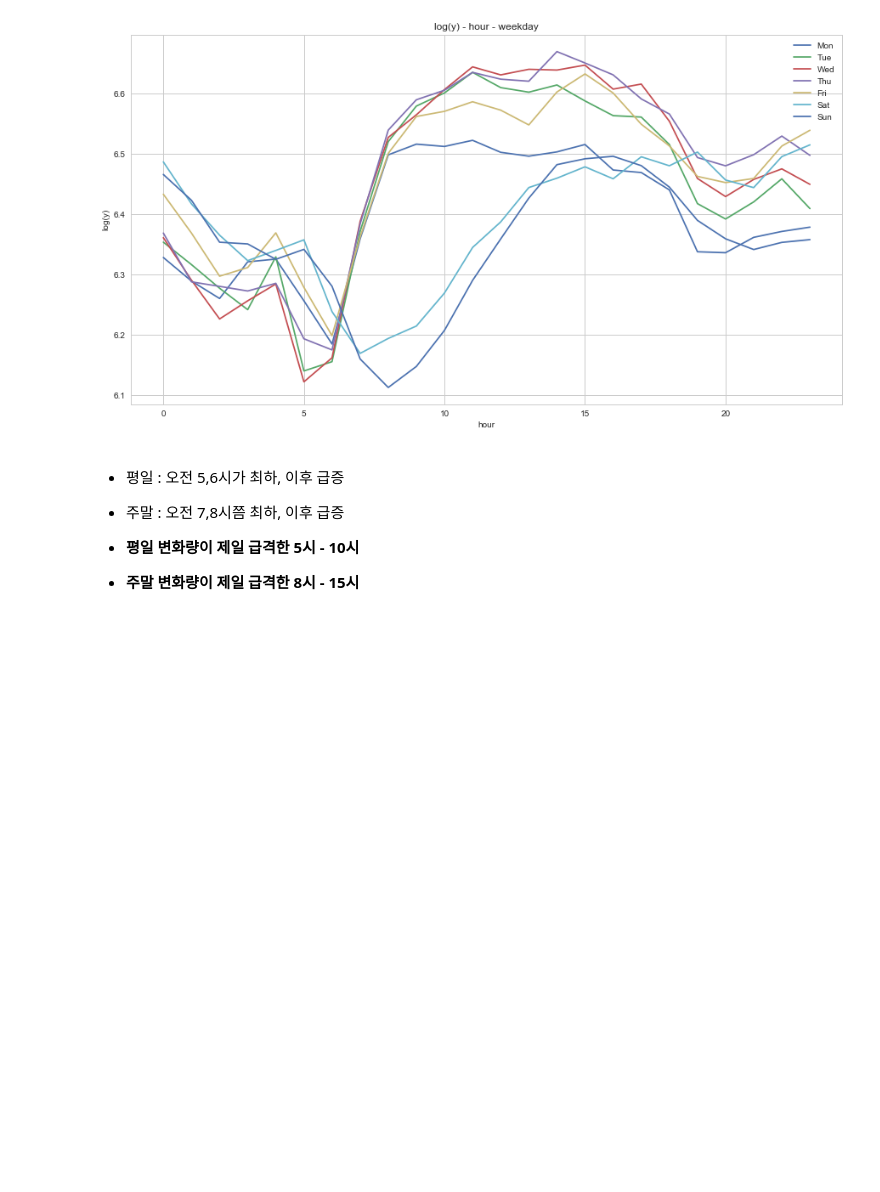
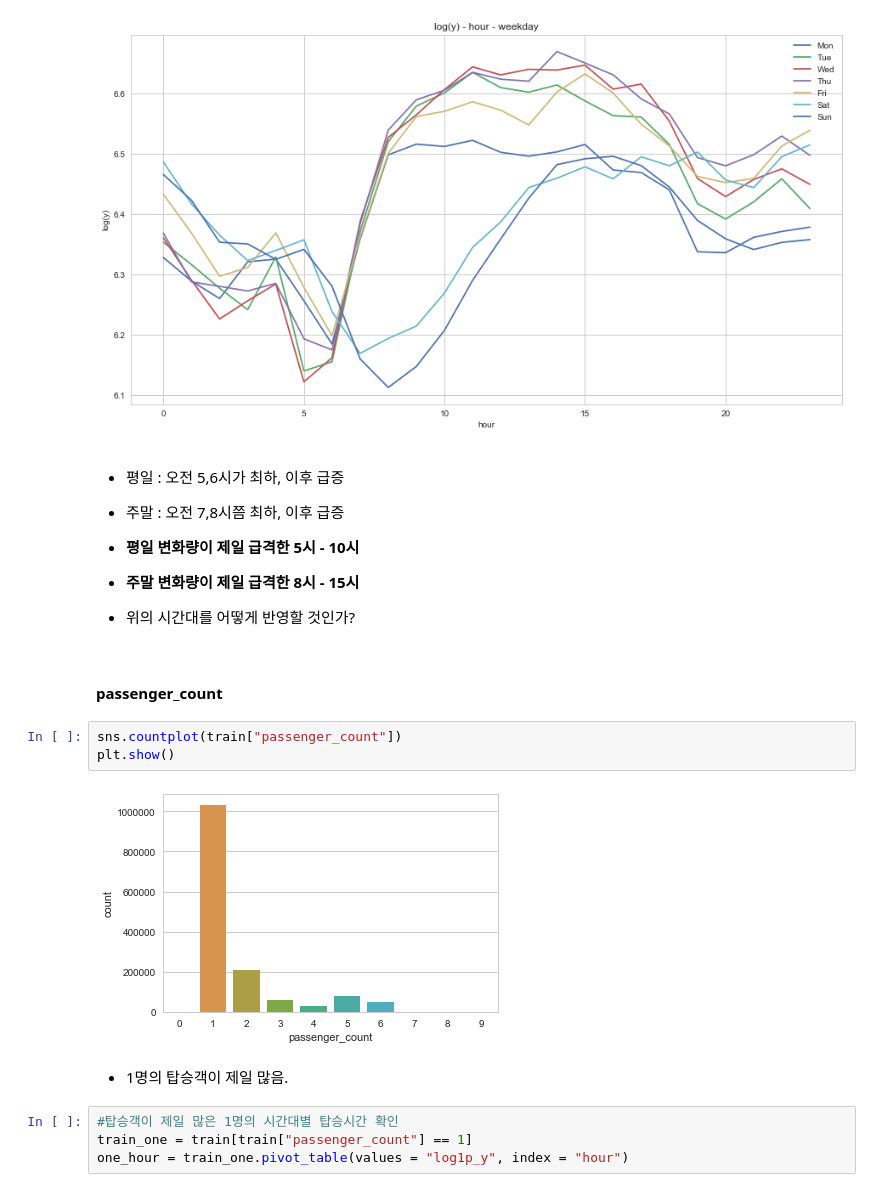
Before and after one commit to KANG91/dss-project-taxi, a Jupyter notebook: Kang/after_project_EDA.ipynb, the cells around one changed output. Cells and saved outputs as stored; diff of their text form; blank space fills up the shorter version.

```diff
--- a/Kang/after_project_EDA.ipynb
+++ b/Kang/after_project_EDA.ipynb
@@ -216,3 +224,19 @@ plt.show()
 
 - **평일 변화량이 제일 급격한 5시 - 10시**
 - **주말 변화량이 제일 급격한 8시 - 15시**
+
+
+- 위의 시간대를 어떻게 반영할 것인가?
+# %% [markdown]
+#### passenger_count
+# %%
+sns.countplot(train["passenger_count"])
+plt.show()
+# %% [output]
+[figure, added]
+# %% [markdown]
+- 1명의 탑승객이 제일 많음.
+# %%
+#탑승객이 제일 많은 1명의 시간대별 탑승시간 확인
+train_one = train[train["passenger_count"] == 1]
+one_hour = train_one.pivot_table(values = "log1p_y", index = "hour")
```
Also changed, not shown: parts of 34 cells of this notebook.
